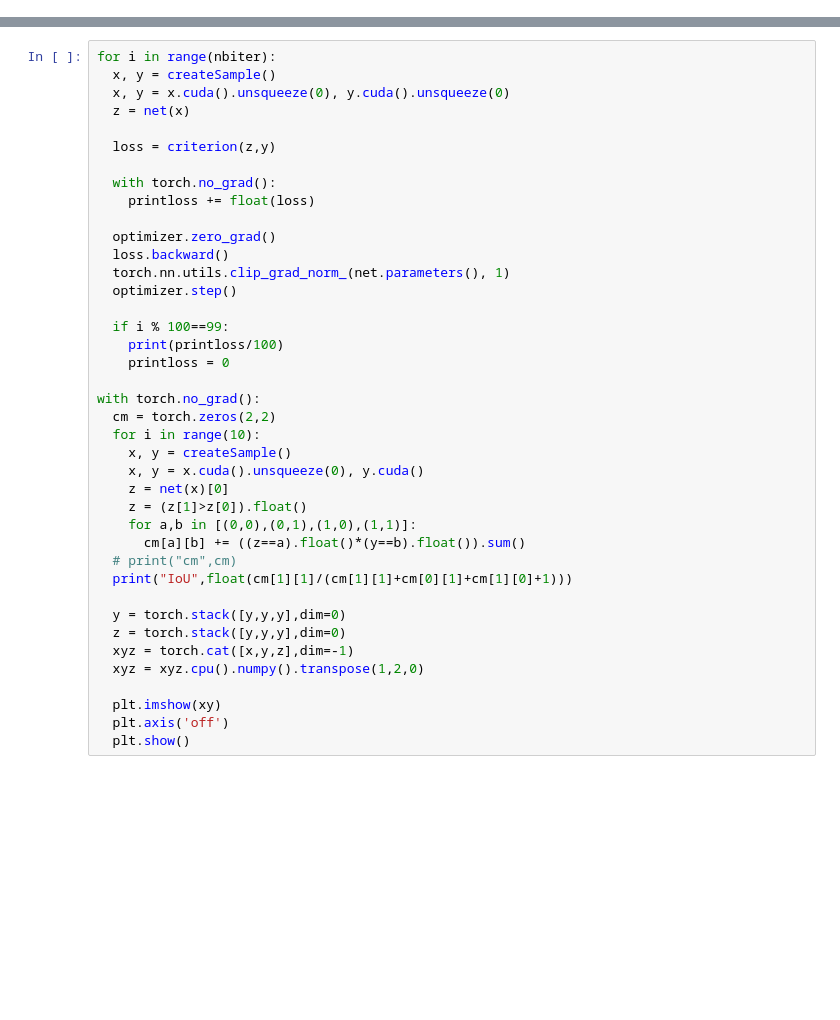
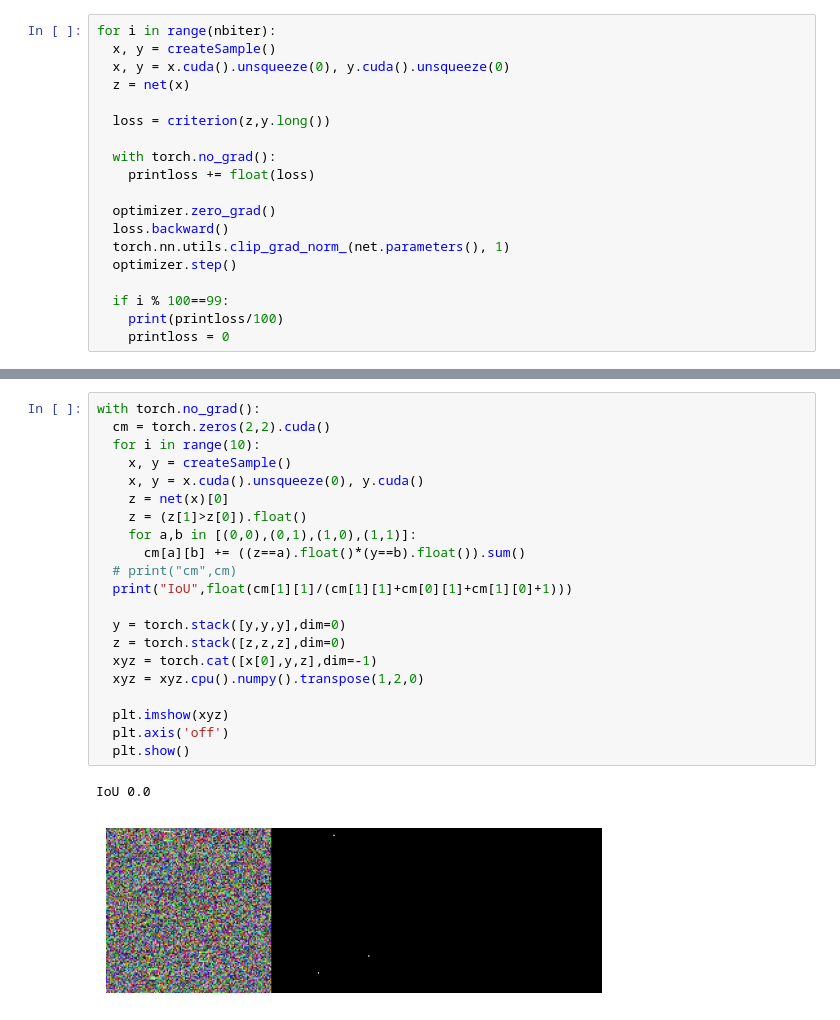
Before and after one commit to achanhon/AdversarialModel, a Jupyter notebook: Untitled17.ipynb, the cells around one changed output, grey strips where cells are left out. Saved outputs shown, nothing was run; the diff lists cells and outputs as text; blank space fills up the shorter version.

```diff
--- a/Untitled17.ipynb
+++ b/Untitled17.ipynb
@@ -82,3 +82,22 @@ criterion = torch.nn.CrossEntropyLoss()
 optimizer = torch.optim.Adam(net.parameters(), lr=0.00001)
 printloss = 0
 nbiter = 10000
+# %%
+for i in range(nbiter):
+  x, y = createSample()
+  x, y = x.cuda().unsqueeze(0), y.cuda().unsqueeze(0)
+  z = net(x)
+
+  loss = criterion(z,y.long())
+
+  with torch.no_grad():
+    printloss += float(loss)
+
+  optimizer.zero_grad()
+  loss.backward()
+  torch.nn.utils.clip_grad_norm_(net.parameters(), 1)
+  optimizer.step()
+
+  if i % 100==99:
+    print(printloss/100)
+    printloss = 0
@@ -85,40 +122,24 @@ nbiter = 10000
 # %%
-for i in range(nbiter):
-  x, y = createSample()
-  x, y = x.cuda().unsqueeze(0), y.cuda().unsqueeze(0)
-  z = net(x)
-
-  loss = criterion(z,y)
-
-  with torch.no_grad():
-    printloss += float(loss)
-
-  optimizer.zero_grad()
-  loss.backward()
-  torch.nn.utils.clip_grad_norm_(net.parameters(), 1)
-  optimizer.step()
-
-  if i % 100==99:
-    print(printloss/100)
-    printloss = 0
-
 with torch.no_grad():
-  cm = torch.zeros(2,2)
+  cm = torch.zeros(2,2).cuda()
   for i in range(10):
     x, y = createSample()
     x, y = x.cuda().unsqueeze(0), y.cuda()
     z = net(x)[0]
     z = (z[1]>z[0]).float()
     for a,b in [(0,0),(0,1),(1,0),(1,1)]:
       cm[a][b] += ((z==a).float()*(y==b).float()).sum()
   # print("cm",cm)
   print("IoU",float(cm[1][1]/(cm[1][1]+cm[0][1]+cm[1][0]+1)))
 
   y = torch.stack([y,y,y],dim=0)
-  z = torch.stack([y,y,y],dim=0)
-  xyz = torch.cat([x,y,z],dim=-1)
+  z = torch.stack([z,z,z],dim=0)
+  xyz = torch.cat([x[0],y,z],dim=-1)
   xyz = xyz.cpu().numpy().transpose(1,2,0)
 
-  plt.imshow(xy)
+  plt.imshow(xyz)
   plt.axis('off')
   plt.show()
+# %% [output]
+IoU 0.0
+[figure, added]
```
Also changed, not shown: parts of 3 cells of this notebook.
